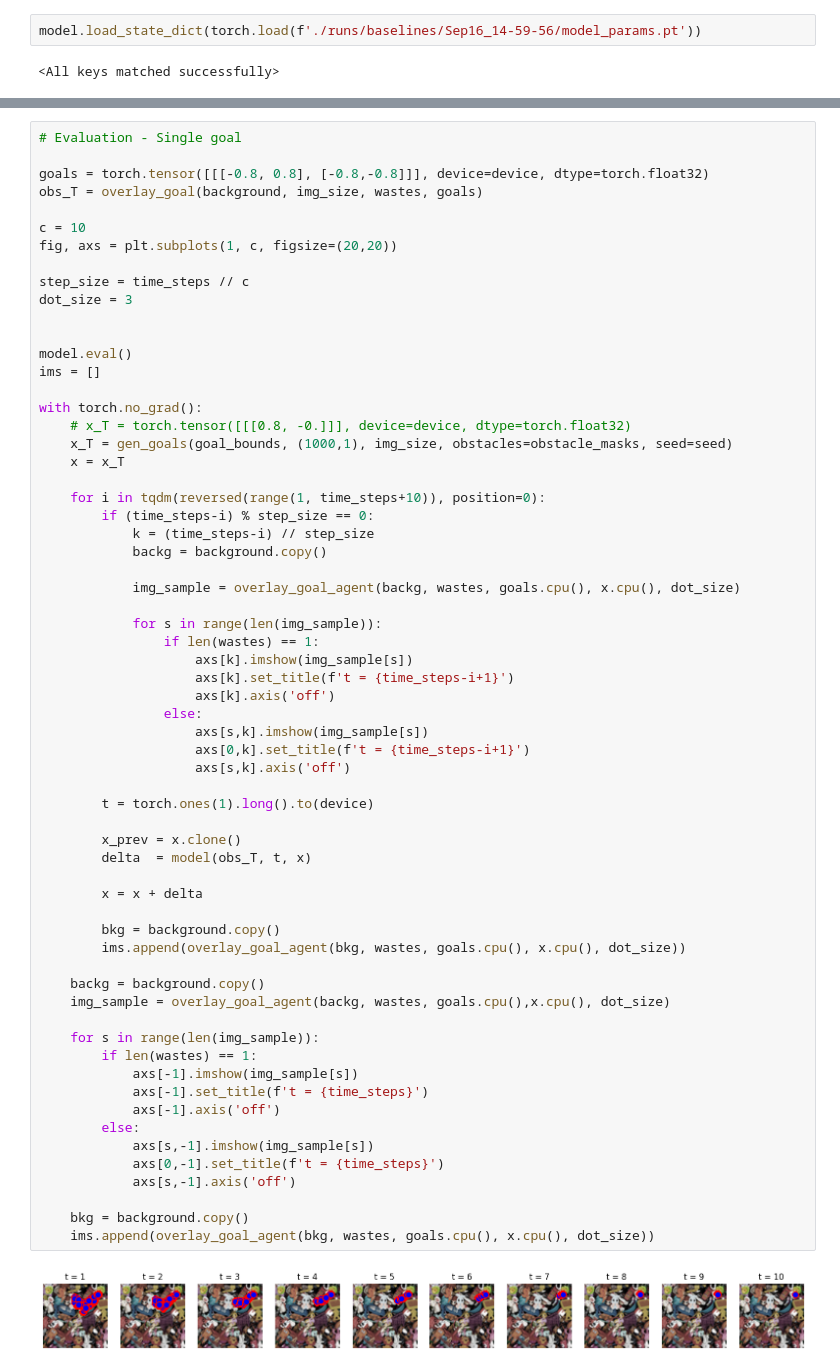
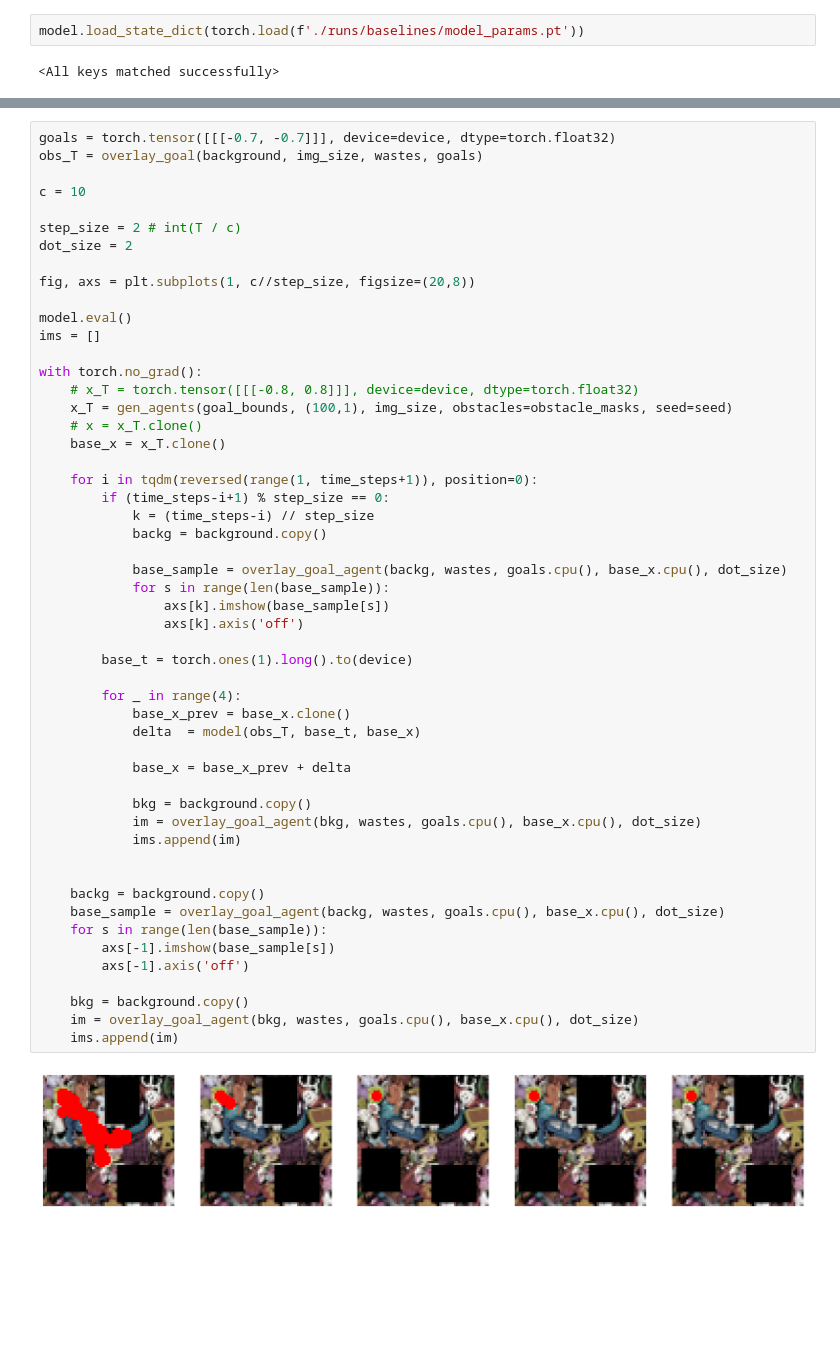
Before and after one commit to pranaboy72/denoisingheat, a Jupyter notebook: baseline_inference.ipynb, the cells around one changed output, grey strips where cells are left out. Cells and saved outputs as stored; diff of their text form; blank space fills up the shorter version.

```diff
--- a/baseline_inference.ipynb
+++ b/baseline_inference.ipynb
@@ -81,7 +81,7 @@ rrt = RRTStar(
     device=device,
 )
 # %%
-model.load_state_dict(torch.load(f'./runs/baselines/Sep16_14-59-56/model_params.pt'))
+model.load_state_dict(torch.load(f'./runs/baselines/model_params.pt'))
 # %% [output]
 <All keys matched successfully>
 # %%
@@ -101,66 +101,55 @@ plt.show()
 # %%
-# Evaluation - Single goal
-
-goals = torch.tensor([[[-0.8, 0.8], [-0.8,-0.8]]], device=device, dtype=torch.float32)
+goals = torch.tensor([[[-0.7, -0.7]]], device=device, dtype=torch.float32)
 obs_T = overlay_goal(background, img_size, wastes, goals)
 
 c = 10
-fig, axs = plt.subplots(1, c, figsize=(20,20))
 
-step_size = time_steps // c
-dot_size = 3
+step_size = 2 # int(T / c)
+dot_size = 2
 
+fig, axs = plt.subplots(1, c//step_size, figsize=(20,8))
 
 model.eval()
 ims = []
 
 with torch.no_grad():
-    # x_T = torch.tensor([[[0.8, -0.]]], device=device, dtype=torch.float32)
-    x_T = gen_goals(goal_bounds, (1000,1), img_size, obstacles=obstacle_masks, seed=seed)
-    x = x_T
+    # x_T = torch.tensor([[[-0.8, 0.8]]], device=device, dtype=torch.float32)
+    x_T = gen_agents(goal_bounds, (100,1), img_size, obstacles=obstacle_masks, seed=seed)
+    # x = x_T.clone()
+    base_x = x_T.clone()
 
-    for i in tqdm(reversed(range(1, time_steps+10)), position=0):
-        if (time_steps-i) % step_size == 0:
+    for i in tqdm(reversed(range(1, time_steps+1)), position=0):
+        if (time_steps-i+1) % step_size == 0:
             k = (time_steps-i) // step_size
             backg = background.copy()
 
-            img_sample = overlay_goal_agent(backg, wastes, goals.cpu(), x.cpu(), dot_size)
+            base_sample = overlay_goal_agent(backg, wastes, goals.cpu(), base_x.cpu(), dot_size)
+            for s in range(len(base_sample)):
+                axs[k].imshow(base_sample[s])
+                axs[k].axis('off')
 
-            for s in range(len(img_sample)):
-                if len(wastes) == 1:
-                    axs[k].imshow(img_sample[s])
-                    axs[k].set_title(f't = {time_steps-i+1}')
-                    axs[k].axis('off')
-                else:
-                    axs[s,k].imshow(img_sample[s])
-                    axs[0,k].set_title(f't = {time_steps-i+1}')
-                    axs[s,k].axis('off')
+        base_t = torch.ones(1).long().to(device)
 
-        t = torch.ones(1).long().to(device)
+        for _ in range(4):
+            base_x_prev = base_x.clone()
+            delta  = model(obs_T, base_t, base_x)
 
-        x_prev = x.clone()
-        delta  = model(obs_T, t, x)
+            base_x = base_x_prev + delta
 
-        x = x + delta
+            bkg = background.copy()
+            im = overlay_goal_agent(bkg, wastes, goals.cpu(), base_x.cpu(), dot_size)
+            ims.append(im)
 
-        bkg = background.copy()
-        ims.append(overlay_goal_agent(bkg, wastes, goals.cpu(), x.cpu(), dot_size))
 
     backg = background.copy()
-    img_sample = overlay_goal_agent(backg, wastes, goals.cpu(),x.cpu(), dot_size)
-
-    for s in range(len(img_sample)):
-        if len(wastes) == 1:
-            axs[-1].imshow(img_sample[s])
-            axs[-1].set_title(f't = {time_steps}')
-            axs[-1].axis('off')
-        else:
-            axs[s,-1].imshow(img_sample[s])
-            axs[0,-1].set_title(f't = {time_steps}')
-            axs[s,-1].axis('off')
+    base_sample = overlay_goal_agent(backg, wastes, goals.cpu(), base_x.cpu(), dot_size)
+    for s in range(len(base_sample)):
+        axs[-1].imshow(base_sample[s])
+        axs[-1].axis('off')
 
     bkg = background.copy()
-    ims.append(overlay_goal_agent(bkg, wastes, goals.cpu(), x.cpu(), dot_size))
+    im = overlay_goal_agent(bkg, wastes, goals.cpu(), base_x.cpu(), dot_size)
+    ims.append(im)
 # %% [output]
-[figure, old version]
+[figure, new version]
 # %%
```
Also changed, not shown: parts of 2 cells of this notebook, 9 other files.
